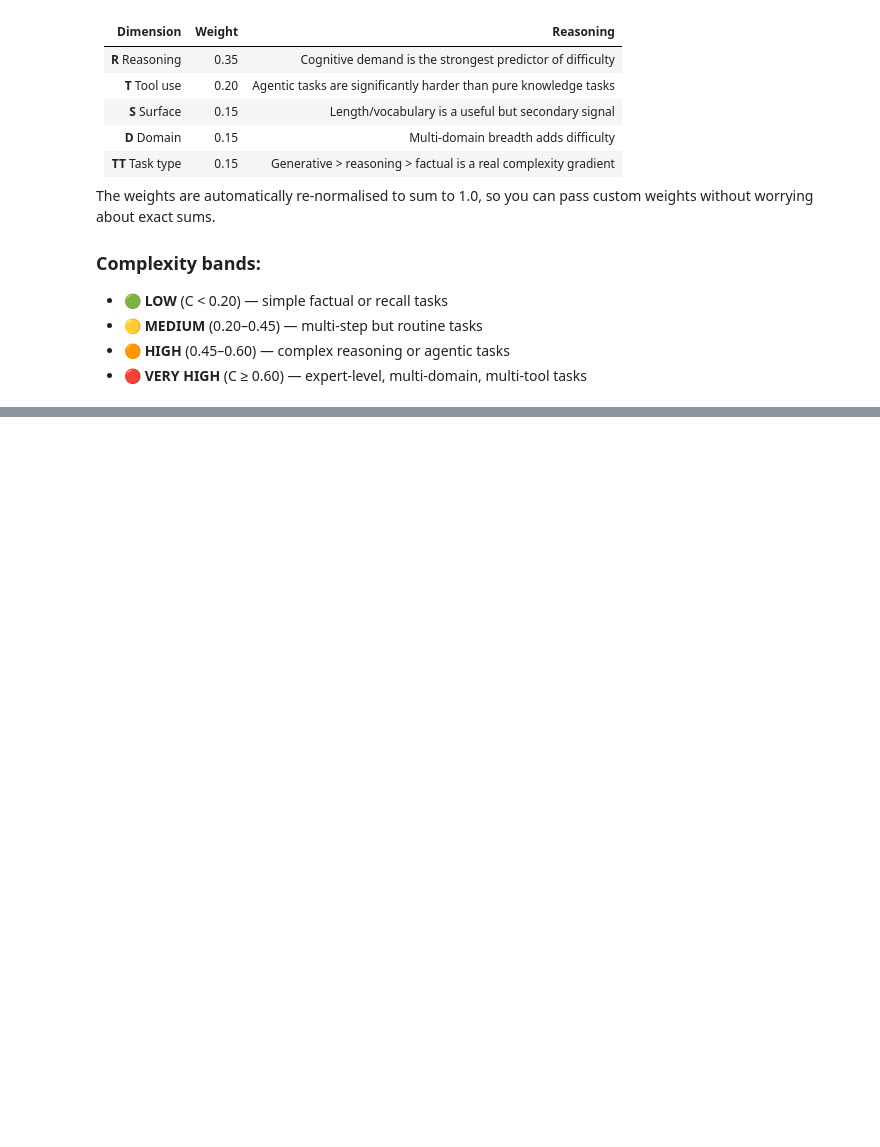
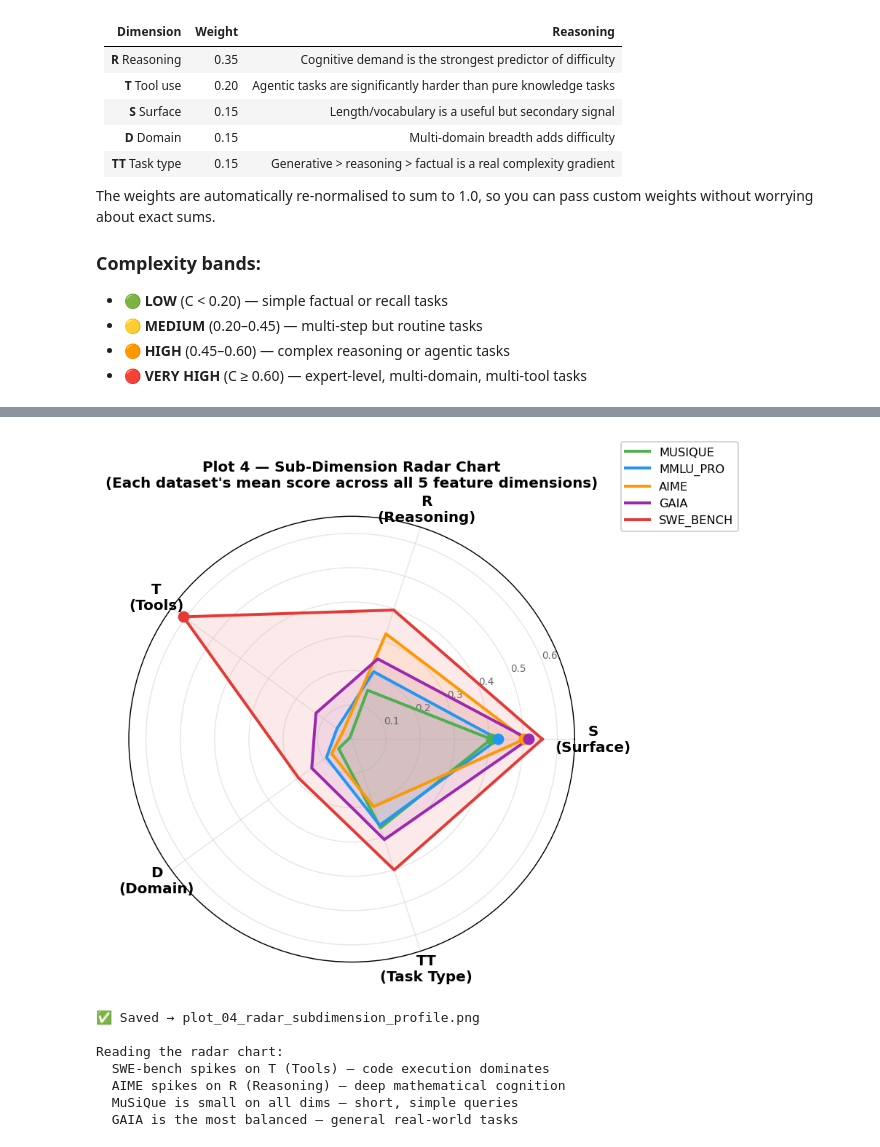
Before and after one commit to poorna1995/IRA, a Jupyter notebook: notebooks/tce_m1.ipynb, the cells around one changed output, grey strips where cells are left out. Cells and saved outputs as stored; diff of their text form; code cells hidden in the pictures; blank space fills up the shorter version.

```diff
--- a/notebooks/tce_m1.ipynb
+++ b/notebooks/tce_m1.ipynb
@@ -1743,0 +1944,66 @@ band
+# %%
+# ─────────────────────────────────────────────────────────────────────────────
+# CELL 17 — Plot 4: Radar / Spider Chart — Sub-Dimension Profile per Dataset
+# Story: Each dataset has a unique "fingerprint" across S, R, T, D, TT.
+# SWE-bench spikes on T (Tool); AIME spikes on R (Reasoning); GAIA is balanced.
+# ─────────────────────────────────────────────────────────────────────────────
+
+from matplotlib.patches import FancyBboxPatch
+
+dims        = ["S", "R", "T", "D", "TT"]
+dim_labels  = ["S\n(Surface)", "R\n(Reasoning)", "T\n(Tools)",
+               "D\n(Domain)", "TT\n(Task Type)"]
+N           = len(dims)
+angles      = np.linspace(0, 2*np.pi, N, endpoint=False).tolist()
+angles     += angles[:1]  # close the polygon
+
+radar_colors = {
+    "musique"   : "#4caf50",
+    "mmlu_pro"  : "#2196f3",
+    "aime"      : "#ff9800",
+    "gaia"      : "#9c27b0",
+    "swe_bench" : "#e53935",
+}
+
+fig, ax = plt.subplots(figsize=(7, 7), subplot_kw=dict(polar=True))
+
+# Draw gridlines
+ax.set_yticks([0.1, 0.2, 0.3, 0.4, 0.5, 0.6])
+ax.set_yticklabels(["0.1","0.2","0.3","0.4","0.5","0.6"], fontsize=7.5, color='#666')
+ax.set_ylim(0, 0.65)
+
+for ds, color in radar_colors.items():
+    vals = [summary_df.loc[ds, f"mean_{d}"] for d in dims]
+    vals += vals[:1]   # close the polygon
+    ax.plot(angles, vals, color=color, linewidth=2.2, label=ds.upper())
+    ax.fill(angles, vals, color=color, alpha=0.10)
+    # Mark the peak dimension with a dot
+    peak_idx = np.argmax(vals[:-1])
+    ax.scatter(angles[peak_idx], vals[peak_idx], color=color, s=60, zorder=5)
+
+ax.set_xticks(angles[:-1])
+ax.set_xticklabels(dim_labels, fontsize=11, fontweight='bold')
+ax.set_title("Plot 4 — Sub-Dimension Radar Chart\n"
+             "(Each dataset's mean score across all 5 feature dimensions)",
+             fontsize=11, fontweight='bold', pad=22)
+ax.legend(loc='upper right', bbox_to_anchor=(1.38, 1.18), fontsize=9, framealpha=0.9)
+
+plt.tight_layout()
+plt.savefig("plot_04_radar_subdimension_profile.png", bbox_inches='tight', dpi=150)
+plt.show()
+print("✅ Saved → plot_04_radar_subdimension_profile.png")
+print()
+print("Reading the radar chart:")
+print("  SWE-bench spikes on T (Tools) — code execution dominates")
+print("  AIME spikes on R (Reasoning) — deep mathematical cognition")
+print("  MuSiQue is small on all dims — short, simple queries")
+print("  GAIA is the most balanced — general real-world tasks")
+# %% [output]
+[figure, added]
+✅ Saved → plot_04_radar_subdimension_profile.png
+
+Reading the radar chart:
+  SWE-bench spikes on T (Tools) — code execution dominates
+  AIME spikes on R (Reasoning) — deep mathematical cognition
+  MuSiQue is small on all dims — short, simple queries
+  GAIA is the most balanced — general real-world tasks
```
Also changed, not shown: parts of 14 cells of this notebook, 16 other files.
